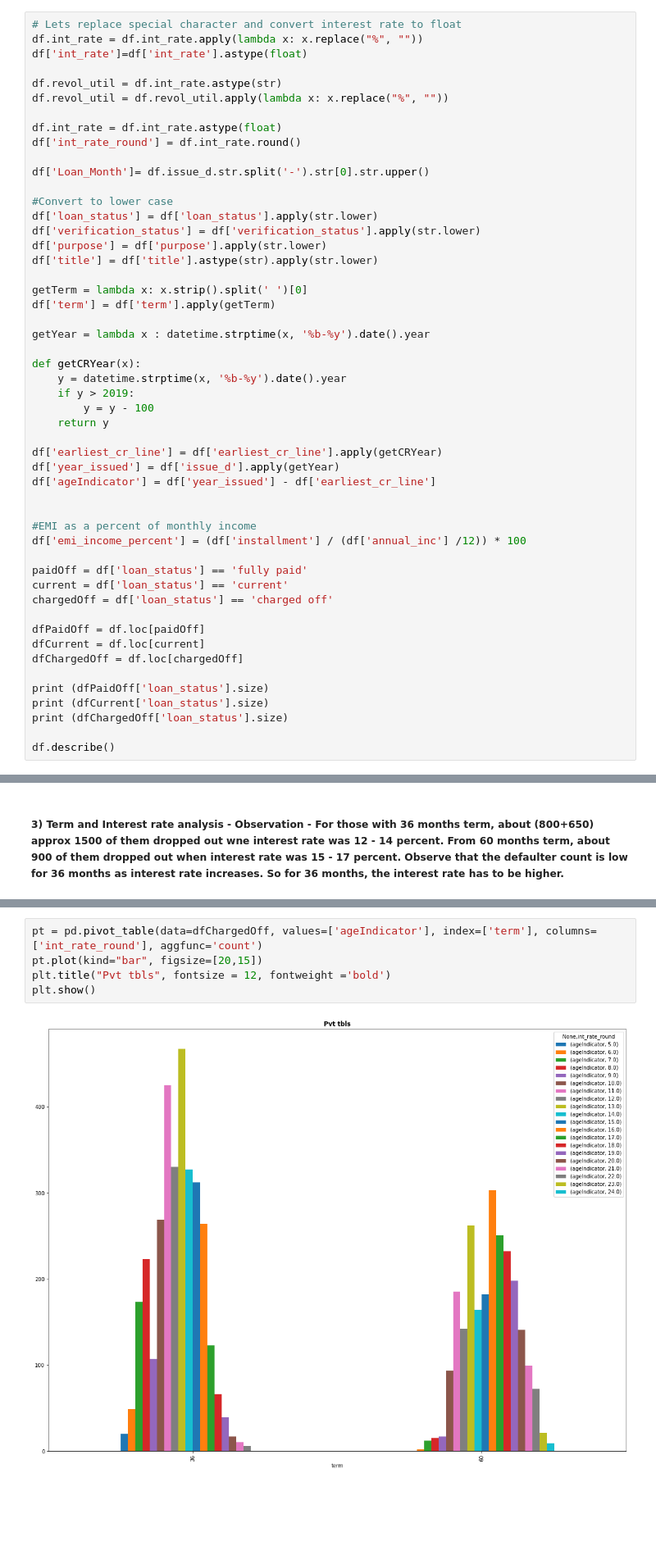
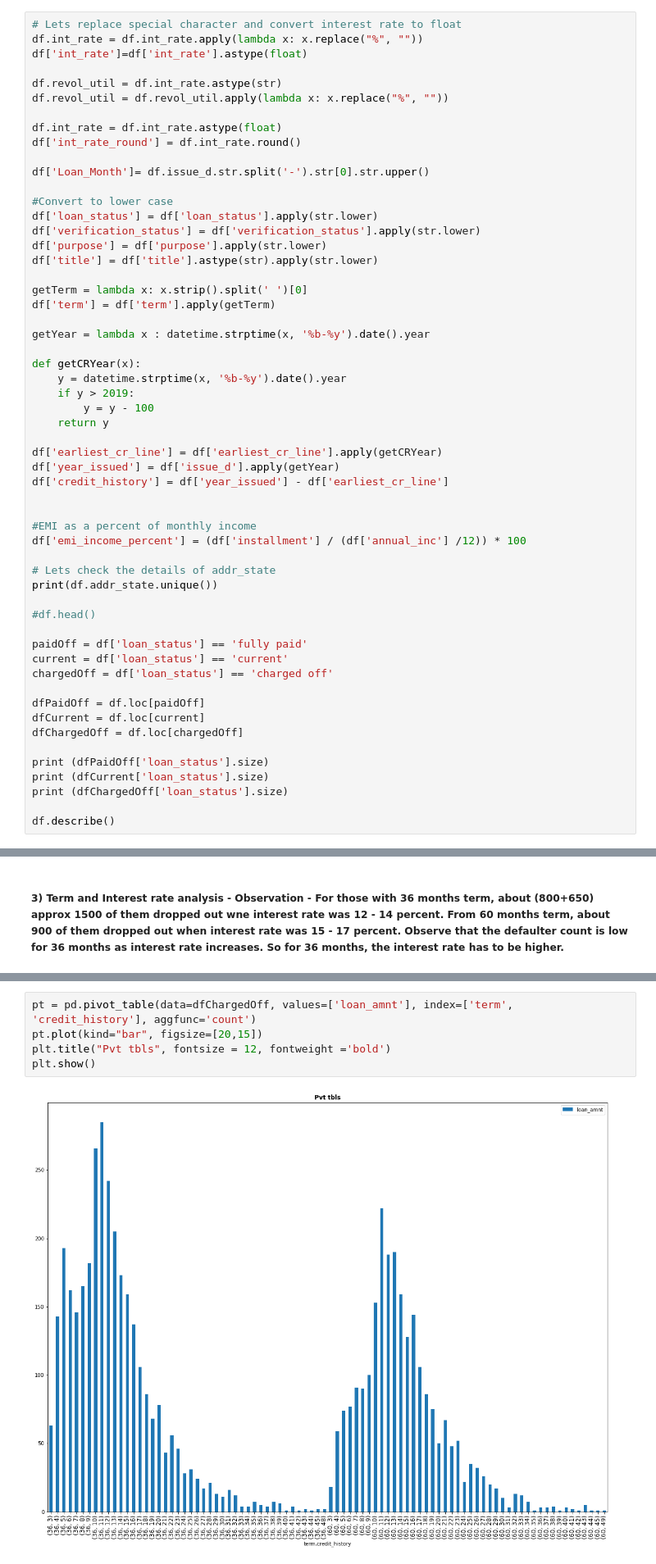
Before and after one commit to Kumaraguru-Muthuraj/_AIML_Code, a Jupyter notebook: _PythonNotebooks/_Course2_Statistics_Essentials/Mod6_Lendingclub_casestudy/LendingClub.ipynb, the cells around one changed output, grey strips where cells are left out. Shown at 82% size. Saved outputs shown, nothing was run; the diff lists cells and outputs as text; blank space fills up the shorter version.

Commit message:
Good Pivot tables for a bunch of risk indicators

```diff
--- a/_PythonNotebooks/_Course2_Statistics_Essentials/Mod6_Lendingclub_casestudy/LendingClub.ipynb
+++ b/_PythonNotebooks/_Course2_Statistics_Essentials/Mod6_Lendingclub_casestudy/LendingClub.ipynb
@@ -162,11 +162,16 @@ def getCRYear(x):
 
 df['earliest_cr_line'] = df['earliest_cr_line'].apply(getCRYear)
 df['year_issued'] = df['issue_d'].apply(getYear)
-df['ageIndicator'] = df['year_issued'] - df['earliest_cr_line']
+df['credit_history'] = df['year_issued'] - df['earliest_cr_line']
 
 
 #EMI as a percent of monthly income
 df['emi_income_percent'] = (df['installment'] / (df['annual_inc'] /12)) * 100
+
+# Lets check the details of addr_state
+print(df.addr_state.unique())
+
+#df.head()
 
 paidOff = df['loan_status'] == 'fully paid'
 current = df['loan_status'] == 'current'
@@ -340,7 +349,7 @@ Name: ageIndicator, dtype: float64
 # %%
-pt = pd.pivot_table(data=dfChargedOff, values=['ageIndicator'], index=['term'], columns=['int_rate_round'], aggfunc='count')
+pt = pd.pivot_table(data=dfChargedOff, values=['loan_amnt'], index=['term', 'credit_history'], aggfunc='count')
 pt.plot(kind="bar", figsize=[20,15])
 plt.title("Pvt tbls", fontsize = 12, fontweight ='bold')
 plt.show()
 # %% [output]
-[figure, old version]
+[figure, new version]
```
Also changed, not shown: parts of 16 cells of this notebook.
